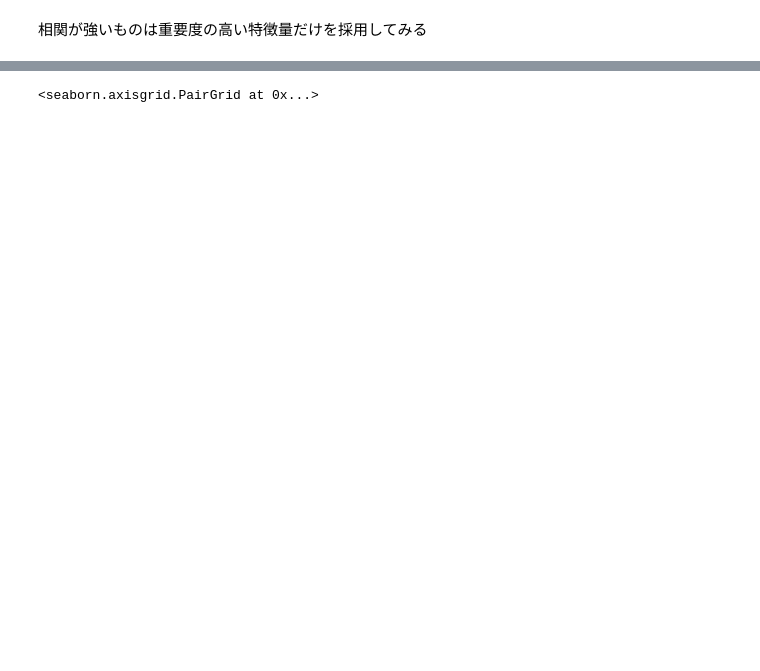
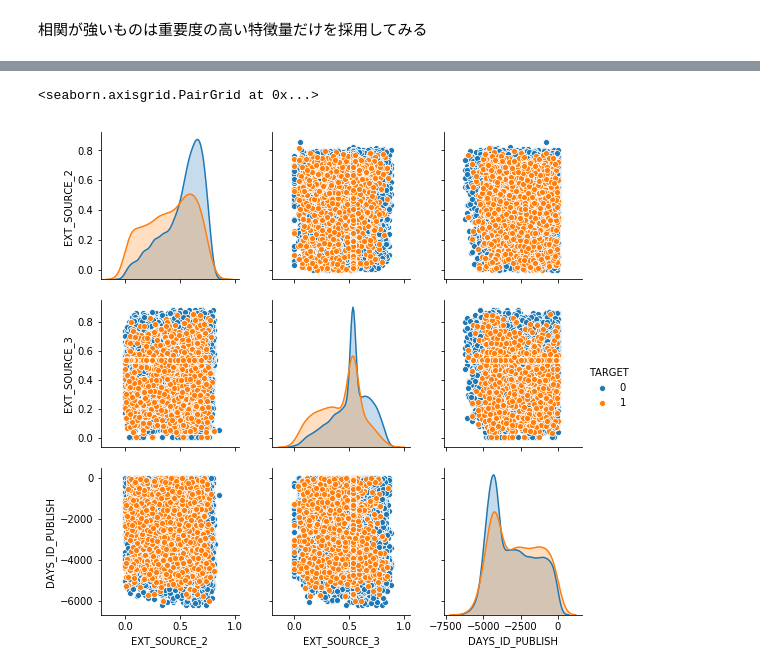
Before and after one commit to tai-fujio/diveintocode-ml, a Jupyter notebook: week3/week3-session.ipynb, the cells around one changed output, grey strips where cells are left out. Saved outputs shown, nothing was run; the diff lists cells and outputs as text; code cells hidden in the pictures; blank space fills up the shorter version.

```diff
--- a/week3/week3-session.ipynb
+++ b/week3/week3-session.ipynb
@@ -334,4 +318,6 @@ high_importance_df
 # %%
-sns.pairplot(high_importance_df)
+sns.pairplot(high_importance_df, hue='TARGET',
+                        vars=high_importance.index[:3])
 # %% [output]
 <seaborn.axisgrid.PairGrid at 0x...>
+[figure, added]
```
Also changed, not shown: parts of 7 cells of this notebook.
